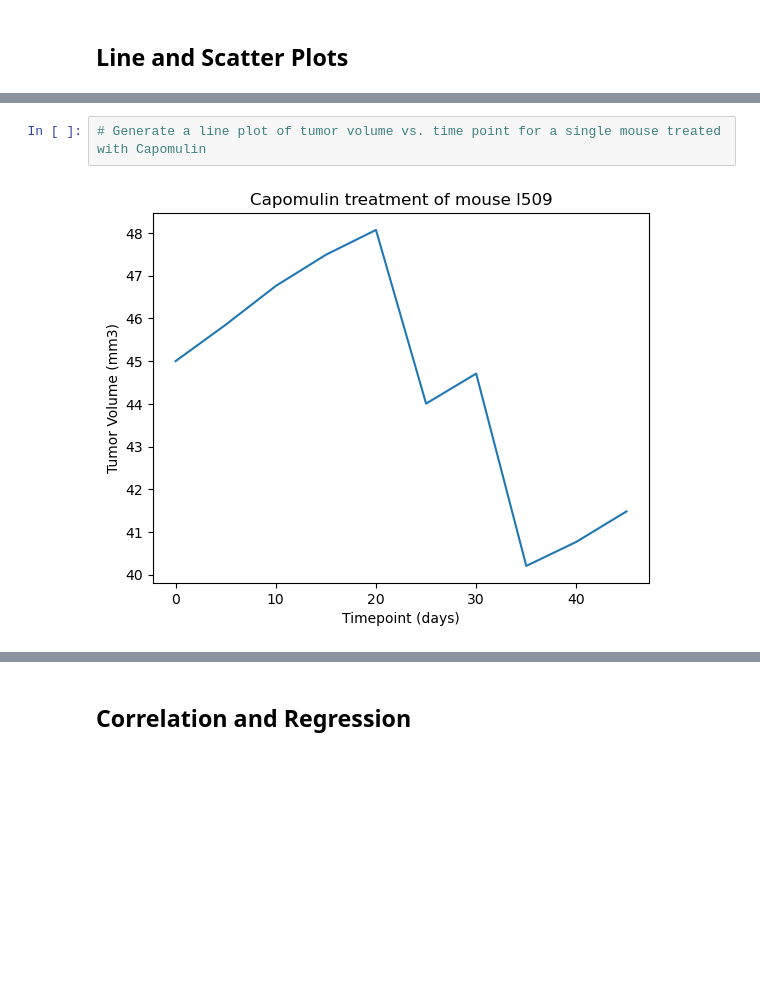
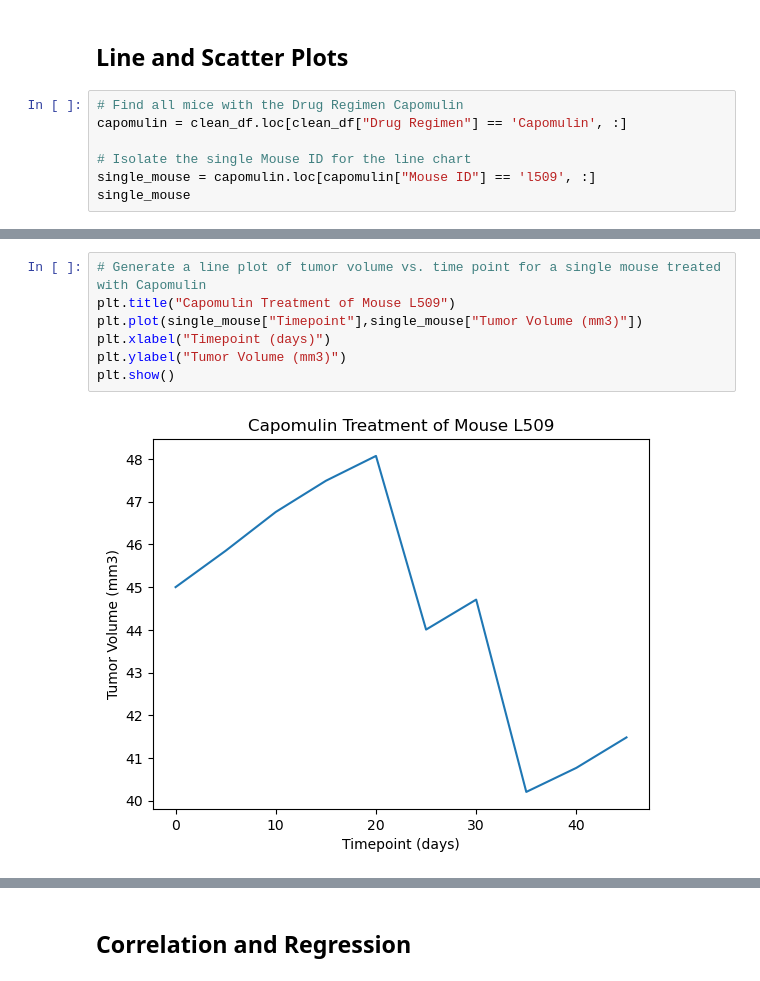
Before and after one commit to JCovarrubias236/matplotlib-challenge, a Jupyter notebook: Starter_Code/Pymaceuticals/pymaceuticals_starter.ipynb, the cells around one changed output, grey strips where cells are left out. Drawn from its saved outputs; the diff is of its cells as text; blank space fills up the shorter version.

```diff
--- a/Starter_Code/Pymaceuticals/pymaceuticals_starter.ipynb
+++ b/Starter_Code/Pymaceuticals/pymaceuticals_starter.ipynb
@@ -239,3 +243,10 @@ plt.show()
 [figure]
 # %% [markdown]
 ## Line and Scatter Plots
+# %%
+# Find all mice with the Drug Regimen Capomulin
+capomulin = clean_df.loc[clean_df["Drug Regimen"] == 'Capomulin', :]
+
+# Isolate the single Mouse ID for the line chart
+single_mouse = capomulin.loc[capomulin["Mouse ID"] == 'l509', :]
+single_mouse
@@ -242,4 +265,9 @@ plt.show()
 # %%
 # Generate a line plot of tumor volume vs. time point for a single mouse treated with Capomulin
+plt.title("Capomulin Treatment of Mouse L509")
+plt.plot(single_mouse["Timepoint"],single_mouse["Tumor Volume (mm3)"])
+plt.xlabel("Timepoint (days)")
+plt.ylabel("Tumor Volume (mm3)")
+plt.show()
 # %% [output]
-[figure, old version]
+[figure, new version]
```
Also changed, not shown: parts of 7 cells of this notebook.
